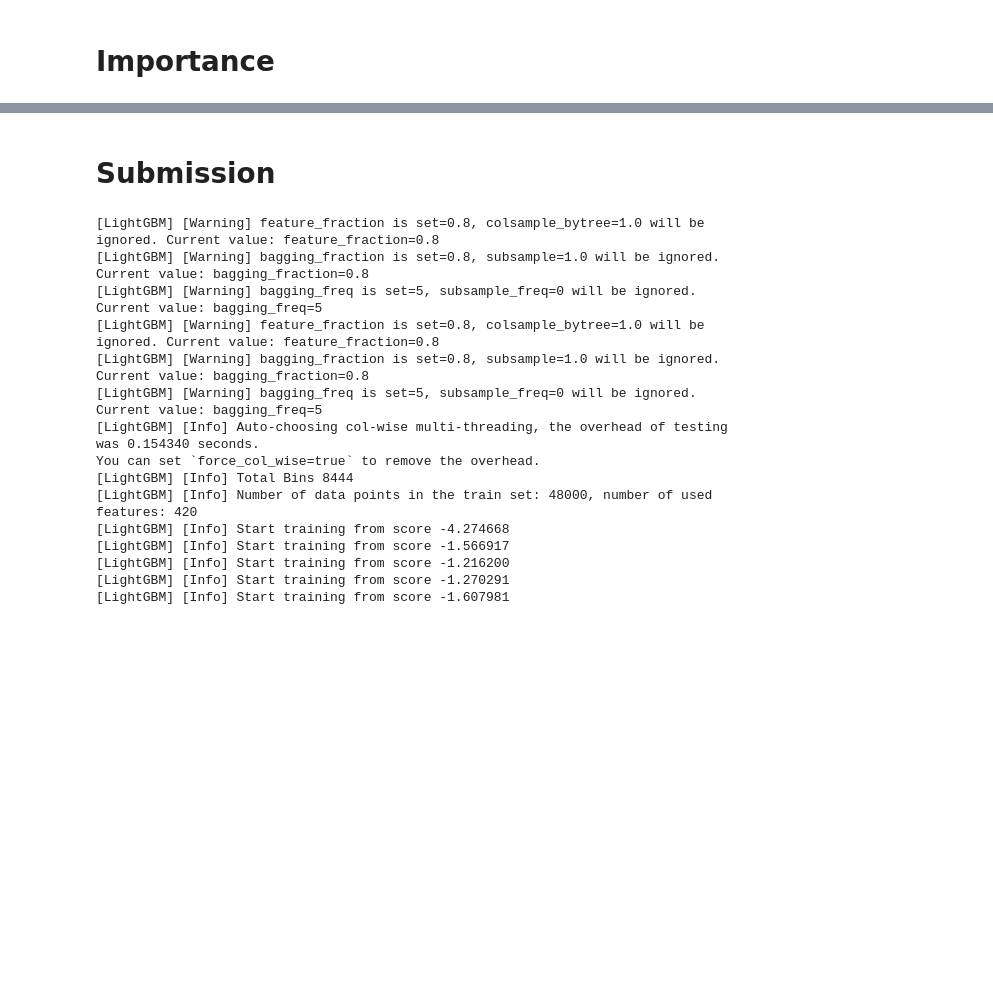
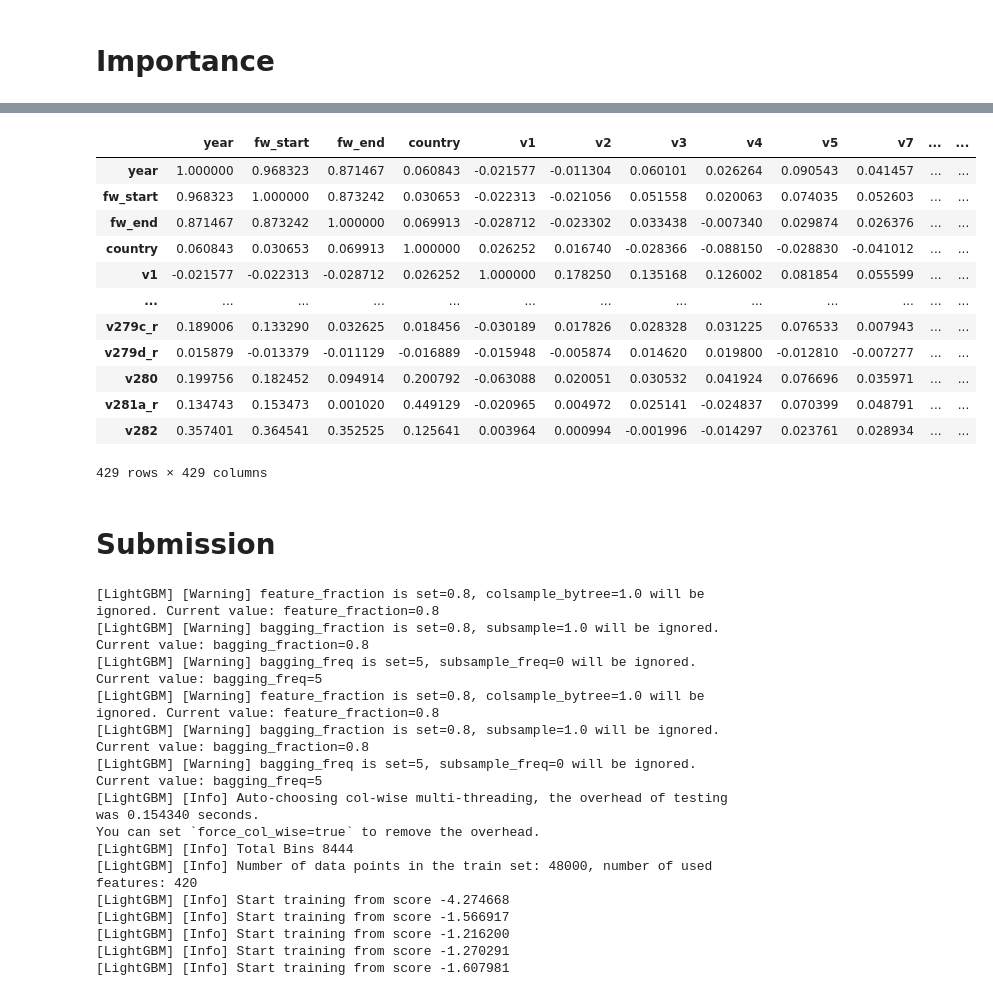
Before and after one commit to ezafar/STAT441_FinalProject, a Jupyter notebook: models/01_LightGBM.ipynb, the cells around one changed output, grey strips where cells are left out. Saved outputs shown, nothing was run; the diff lists cells and outputs as text; code cells hidden in the pictures; blank space fills up the shorter version.

```diff
--- a/models/01_LightGBM.ipynb
+++ b/models/01_LightGBM.ipynb
@@ -117,3 +159,19 @@ lgb.plot_importance(model, max_num_features=50, figsize=(50,40))
+# %%
+correlation_matrix
+# %% [output]
+|  | year | fw_start | fw_end | country | v1 | v2 | v3 | v4 | v5 | v7 | ... | ... |
+| year | 1.000000 | 0.968323 | 0.871467 | 0.060843 | -0.021577 | -0.011304 | 0.060101 | 0.026264 | 0.090543 | 0.041457 | ... | ... |
+| fw_start | 0.968323 | 1.000000 | 0.873242 | 0.030653 | -0.022313 | -0.021056 | 0.051558 | 0.020063 | 0.074035 | 0.052603 | ... | ... |
+| fw_end | 0.871467 | 0.873242 | 1.000000 | 0.069913 | -0.028712 | -0.023302 | 0.033438 | -0.007340 | 0.029874 | 0.026376 | ... | ... |
+| country | 0.060843 | 0.030653 | 0.069913 | 1.000000 | 0.026252 | 0.016740 | -0.028366 | -0.088150 | -0.028830 | -0.041012 | ... | ... |
+| v1 | -0.021577 | -0.022313 | -0.028712 | 0.026252 | 1.000000 | 0.178250 | 0.135168 | 0.126002 | 0.081854 | 0.055599 | ... | ... |
+| ... | ... | ... | ... | ... | ... | ... | ... | ... | ... | ... | ... | ... |
+| v279c_r | 0.189006 | 0.133290 | 0.032625 | 0.018456 | -0.030189 | 0.017826 | 0.028328 | 0.031225 | 0.076533 | 0.007943 | ... | ... |
+| v279d_r | 0.015879 | -0.013379 | -0.011129 | -0.016889 | -0.015948 | -0.005874 | 0.014620 | 0.019800 | -0.012810 | -0.007277 | ... | ... |
+| v280 | 0.199756 | 0.182452 | 0.094914 | 0.200792 | -0.063088 | 0.020051 | 0.030532 | 0.041924 | 0.076696 | 0.035971 | ... | ... |
+| v281a_r | 0.134743 | 0.153473 | 0.001020 | 0.449129 | -0.020965 | 0.004972 | 0.025141 | -0.024837 | 0.070399 | 0.048791 | ... | ... |
+| v282 | 0.357401 | 0.364541 | 0.352525 | 0.125641 | 0.003964 | 0.000994 | -0.001996 | -0.014297 | 0.023761 | 0.028934 | ... | ... |
+429 rows × 429 columns
 # %% [markdown]
 # Submission
 # %%
```
Also changed, not shown: parts of 11 cells of this notebook, 3 other files.
